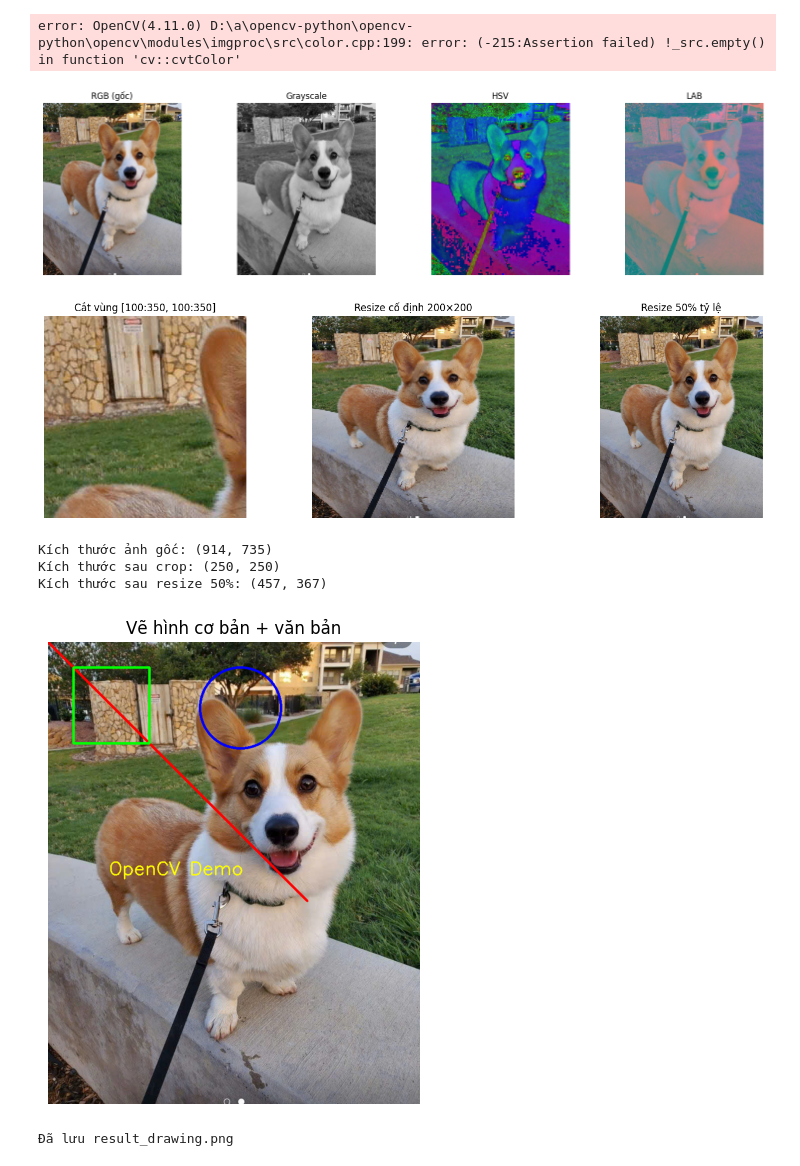
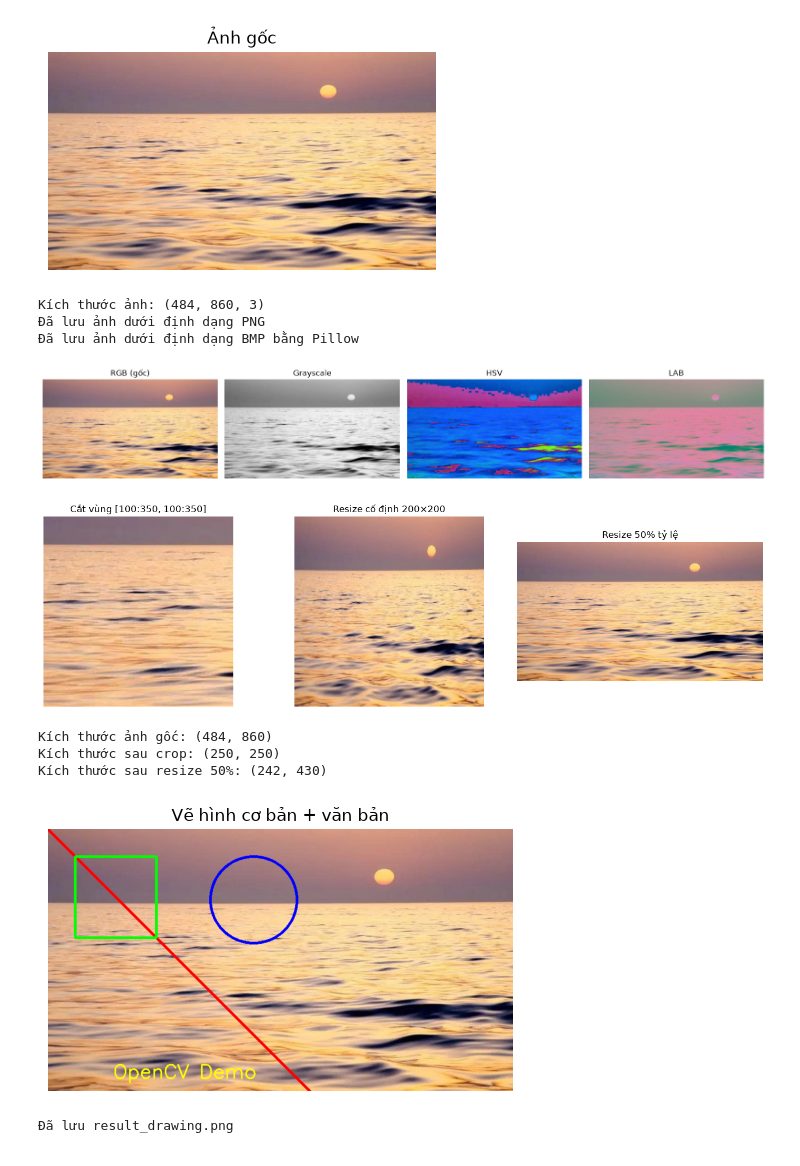
Before and after one commit to hohuynhnhu/computer_vision_lab, a Jupyter notebook: chapters/chapter01_image_fundamentals/notebook/chapter01.ipynb, the cells around one changed output. Cells and saved outputs as stored; diff of their text form; code cells hidden in the pictures.

```diff
--- a/chapters/chapter01_image_fundamentals/notebook/chapter01.ipynb
+++ b/chapters/chapter01_image_fundamentals/notebook/chapter01.ipynb
@@ -21,7 +30,7 @@ import cv2
 import matplotlib.pyplot as plt
 from PIL import Image
 #Bài 2: Đọc ảnh và hiển thị ảnh
-img_bgr = cv2.imread('lab1.jpg')
+img_bgr = cv2.imread("../data/lab1.jpg")
 img_rgb = cv2.cvtColor(img_bgr, cv2.COLOR_BGR2RGB)
 
 # Hiển thị ảnh
@@ -42,29 +51,34 @@ pil_img = Image.fromarray(img_rgb)
 pil_img.save('lab1_pillow.bmp')   # lưu thành BMP
 print('Đã lưu ảnh dưới định dạng BMP bằng Pillow')
 # %% [output]
+[figure, added]
-error: OpenCV(4.11.0) D:\a\opencv-python\opencv-python\opencv\modules\imgproc\src\color.cpp:199: error: (-215:Assertion failed) !_src.empty() in function 'cv::cvtColor'
+Kích thước ảnh: (484, 860, 3)
+Đã lưu ảnh dưới định dạng PNG
+Đã lưu ảnh dưới định dạng BMP bằng Pillow
 # %%
 #bài 3: Chuyển đổi không gian màu
 # RGB → Grayscale
 gray = cv2.cvtColor(img_bgr, cv2.COLOR_BGR2GRAY)
 
 # RGB → HSV
 hsv = cv2.cvtColor(img_bgr, cv2.COLOR_BGR2HSV)
 
 # RGB → LAB
 lab = cv2.cvtColor(img_bgr, cv2.COLOR_BGR2LAB)
 
 fig, axes = plt.subplots(1, 4, figsize=(16, 4))
 
 axes[0].imshow(img_rgb);          axes[0].set_title('RGB (gốc)');    axes[0].axis('off')
 axes[1].imshow(gray, cmap='gray');axes[1].set_title('Grayscale');    axes[1].axis('off')
 axes[2].imshow(hsv);              axes[2].set_title('HSV');          axes[2].axis('off')
 axes[3].imshow(lab);              axes[3].set_title('LAB');          axes[3].axis('off')
-
+cv2.imwrite('../data/lab1_gray.png', gray)
+cv2.imwrite('../data/lab1_hsv.png', cv2.cvtColor(hsv, cv2.COLOR_RGB2BGR))
+cv2.imwrite('../data/lab1_lab.png', cv2.cvtColor(lab, cv2.COLOR_RGB2BGR))
 plt.tight_layout()
 plt.show()
 # %% [output]
-[figure, old version]
+[figure, new version]
 # %%
 #Bài 4: Cắt ảnh và thay đổi kích thước
 # Cắt vùng ảnh: img[y1:y2, x1:x2]
@@ -85,15 +99,19 @@ axes[2].imshow(resized_scale); axes[2].set_title('Resize 50% tỷ lệ');
 
 plt.tight_layout()
 plt.show()
+cv2.imwrite('../data/lab1_cropped.png', cv2.cvtColor(crop, cv2.COLOR_RGB2BGR))
+cv2.imwrite('../data/lab1_resized_fixed.png', cv2.cvtColor(resized_fixed, cv2.COLOR_RGB2BGR))
+cv2.imwrite('../data/lab1_resized_scale.png', cv2.cvtColor(resized_scale, cv2.COLOR_RGB2BGR))
+
 
 print('Kích thước ảnh gốc:', img_rgb.shape[:2])
 print('Kích thước sau crop:', crop.shape[:2])
 print('Kích thước sau resize 50%:', resized_scale.shape[:2])
 # %% [output]
-[figure, old version]
+[figure, new version]
-Kích thước ảnh gốc: (914, 735)
+Kích thước ảnh gốc: (484, 860)
 Kích thước sau crop: (250, 250)
-Kích thước sau resize 50%: (457, 367)
+Kích thước sau resize 50%: (242, 430)
 # %%
 #Bài 5: Vẽ hinh cơ bản và thêm văn bản
 # Tạo bản sao để vẽ lên (tránh thay đổi ảnh gốc)
@@ -119,8 +137,8 @@ plt.axis('off')
 plt.show()
 
 # Lưu kết quả
-cv2.imwrite('result_drawing.png', cv2.cvtColor(canvas, cv2.COLOR_RGB2BGR))
+cv2.imwrite('../data/result_drawing.png', cv2.cvtColor(canvas, cv2.COLOR_RGB2BGR))
 print('Đã lưu result_drawing.png')
 # %% [output]
-[figure, old version]
+[figure, new version]
 Đã lưu result_drawing.png
```
Also changed, not shown: parts of 1 cell of this notebook, 19 other files.
